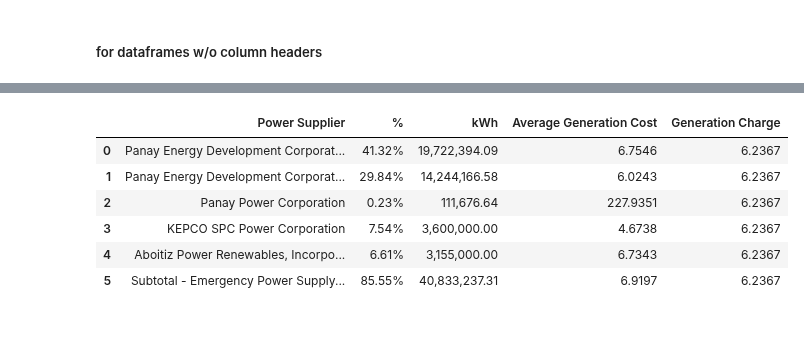
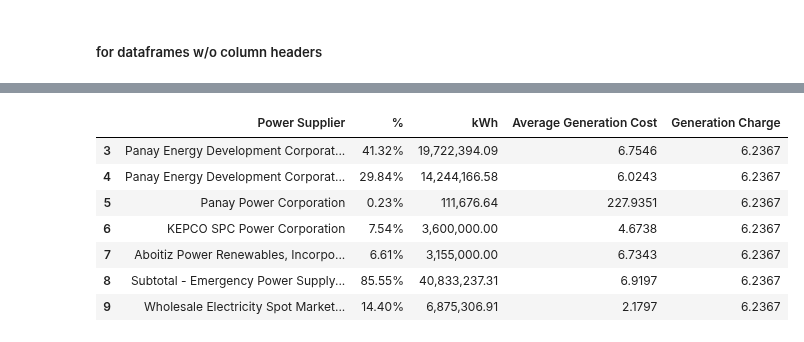
Before and after one commit to andreasenson/Scrape-DU-Generation-Charge, a Jupyter notebook: MEPC/scrape_MEPC.ipynb, the cells around one changed output, grey strips where cells are left out. Saved outputs shown, nothing was run; the diff lists cells and outputs as text; code cells hidden in the pictures.

```diff
--- a/MEPC/scrape_MEPC.ipynb
+++ b/MEPC/scrape_MEPC.ipynb
@@ -360,10 +394,12 @@ for key, df in supplier_absent_keys.items():
         start_index = first_non_null_index  # Include this row as well
 
     # Find the index of the row containing the word "WESM" in the first column
-    wesm_index = sliced_columns[sliced_columns.iloc[:, 0].str.contains(r'WESM', case=False, na=False)].index[0]
+    end_index = sliced_columns[
+        sliced_columns.iloc[:, 0].str.contains(r'WESM', case=False, na=False)
+    ].index[0]
 
     # Slice the DataFrame to include rows between start_index and end_index (inclusive)
-    sliced_rows = sliced_columns.iloc[start_index:wesm_index + 1]
+    sliced_rows = sliced_columns.iloc[start_index:end_index + 1]
 
     # Exclude the row that contains the word "Metering" in the first column
     sliced_rows = sliced_rows[~sliced_rows.iloc[:, 0].str.contains('Metering', case=False, na=False)]
@@ -597,4 +756,4 @@ sliced_rows
 # %%
-df = supplier_absent_keys["GenCharge_202101.pdf"]
+df = supplier_absent_keys["GenCharge_Nov2020.pdf"]
 df
 # %% [output]
@@ -659,7 +835,9 @@ else:
     start_index = first_non_null_index  # Include this row as well
 
 # Find the index of the row containing the word "WESM" in the first column
-wesm_index = sliced_columns[sliced_columns.iloc[:, 0].str.contains(r'WESM', case=False, na=False)].index[0]
+end_index = sliced_columns[
+    sliced_columns.iloc[:, 0].str.contains(r'WESM', case=False, na=False)
+].index[0]
 
 # Slice the DataFrame to include rows between start_index and end_index (inclusive)
 sliced_rows = sliced_columns.iloc[start_index:end_index + 1]
@@ -711,13 +891,14 @@ for value in reversed_row:
         total_row_value = value
         break  # Exit loop once a non-null value is found
 # %%
-sliced_rows_df["Generation Charge"] = total_row_value
-sliced_rows_df
+sliced_rows["Generation Charge"] = total_row_value
+sliced_rows
 # %% [output]
 |  | Power Supplier | % | kWh | Average Generation Cost | Generation Charge |
-| 0 | Panay Energy Development Corporat... | 41.32% | 19,722,394.09 | 6.7546 | 6.2367 |
-| 1 | Panay Energy Development Corporat... | 29.84% | 14,244,166.58 | 6.0243 | 6.2367 |
-| 2 | Panay Power Corporation | 0.23% | 111,676.64 | 227.9351 | 6.2367 |
-| 3 | KEPCO SPC Power Corporation | 7.54% | 3,600,000.00 | 4.6738 | 6.2367 |
-| 4 | Aboitiz Power Renewables, Incorpo... | 6.61% | 3,155,000.00 | 6.7343 | 6.2367 |
-| 5 | Subtotal - Emergency Power Supply... | 85.55% | 40,833,237.31 | 6.9197 | 6.2367 |
+| 3 | Panay Energy Development Corporat... | 41.32% | 19,722,394.09 | 6.7546 | 6.2367 |
+| 4 | Panay Energy Development Corporat... | 29.84% | 14,244,166.58 | 6.0243 | 6.2367 |
+| 5 | Panay Power Corporation | 0.23% | 111,676.64 | 227.9351 | 6.2367 |
+| 6 | KEPCO SPC Power Corporation | 7.54% | 3,600,000.00 | 4.6738 | 6.2367 |
+| 7 | Aboitiz Power Renewables, Incorpo... | 6.61% | 3,155,000.00 | 6.7343 | 6.2367 |
+| 8 | Subtotal - Emergency Power Supply... | 85.55% | 40,833,237.31 | 6.9197 | 6.2367 |
+| 9 | Wholesale Electricity Spot Market... | 14.40% | 6,875,306.91 | 2.1797 | 6.2367 |
```
Also changed, not shown: parts of 13 cells of this notebook, 1 other file.
